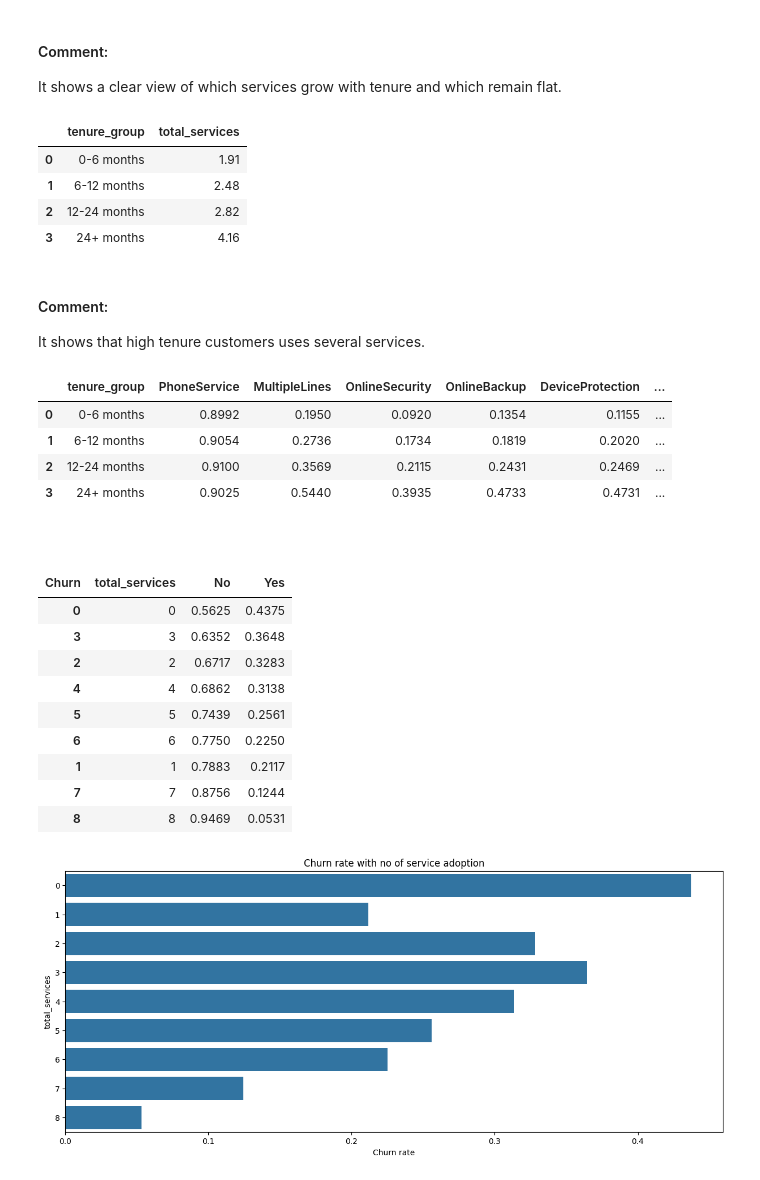
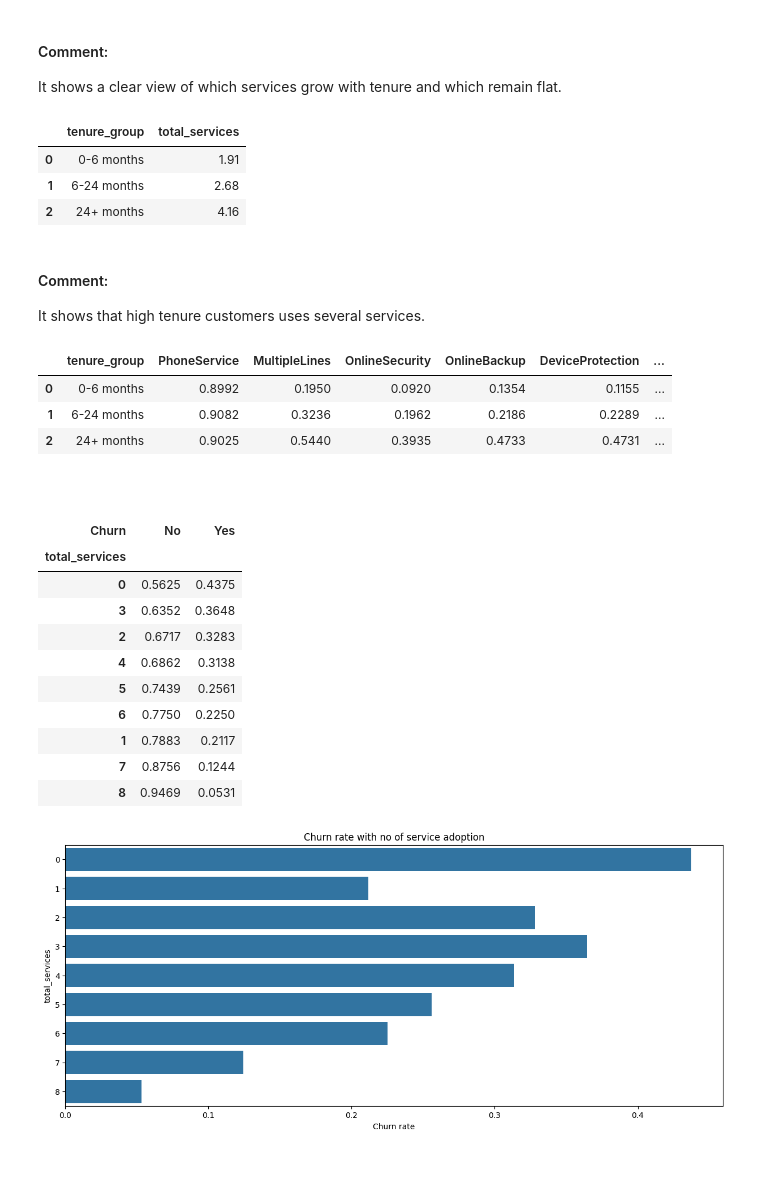
Before and after one commit to amareshmaity/data-analyst-portfolio, a Jupyter notebook: customer-churn-analysis/notebooks/07_EDA_Tenure_&_Customer_Lifecycle_Analysis.ipynb, the cells around one changed output. Drawn from its saved outputs; the diff is of its cells as text; code cells hidden in the pictures.

```diff
--- a/customer-churn-analysis/notebooks/07_EDA_Tenure_&_Customer_Lifecycle_Analysis.ipynb
+++ b/customer-churn-analysis/notebooks/07_EDA_Tenure_&_Customer_Lifecycle_Analysis.ipynb
@@ -136,7 +135,7 @@ From above analysis, we can divide the tenure into 4 effective groups:
 # %%
 ## Tenure groups
-tenure_bins = [0, 6, 12, 24, 100]
-tenure_labels = ['0-6 months', '6-12 months', '12-24 months', '24+ months']
+tenure_bins = [0, 6, 24, 100]
+tenure_labels = ['0-6 months', '6-24 months', '24+ months']
 
 df['tenure_group'] = pd.cut(
     df['tenure'],
@@ -221,9 +219,8 @@ avg_services
 # %% [output]
 |  | tenure_group | total_services |
 | 0 | 0-6 months | 1.91 |
-| 1 | 6-12 months | 2.48 |
-| 2 | 12-24 months | 2.82 |
-| 3 | 24+ months | 4.16 |
+| 1 | 6-24 months | 2.68 |
+| 2 | 24+ months | 4.16 |
 # %% [markdown]
 #### Comment:
 It shows that high tenure customers uses several services.
@@ -239,33 +236,32 @@ adoption_summary
 # %% [output]
 |  | tenure_group | PhoneService | MultipleLines | OnlineSecurity | OnlineBackup | DeviceProtection | ... |
 | 0 | 0-6 months | 0.8992 | 0.1950 | 0.0920 | 0.1354 | 0.1155 | ... |
-| 1 | 6-12 months | 0.9054 | 0.2736 | 0.1734 | 0.1819 | 0.2020 | ... |
-| 2 | 12-24 months | 0.9100 | 0.3569 | 0.2115 | 0.2431 | 0.2469 | ... |
-| 3 | 24+ months | 0.9025 | 0.5440 | 0.3935 | 0.4733 | 0.4731 | ... |
+| 1 | 6-24 months | 0.9082 | 0.3236 | 0.1962 | 0.2186 | 0.2289 | ... |
+| 2 | 24+ months | 0.9025 | 0.5440 | 0.3935 | 0.4733 | 0.4731 | ... |
 # %% [markdown]
 ##
 # %%
 ## Link Adoption to Churn
 churn_by_services = (
     df.groupby('total_services')['Churn']
     .value_counts(normalize=True).round(4)
     .unstack()
-    .reset_index()
     .sort_values(by='Yes', ascending=False)
 )
 
 churn_by_services
 # %% [output]
-| Churn | total_services | No | Yes |
-| 0 | 0 | 0.5625 | 0.4375 |
-| 3 | 3 | 0.6352 | 0.3648 |
-| 2 | 2 | 0.6717 | 0.3283 |
-| 4 | 4 | 0.6862 | 0.3138 |
-| 5 | 5 | 0.7439 | 0.2561 |
-| 6 | 6 | 0.7750 | 0.2250 |
-| 1 | 1 | 0.7883 | 0.2117 |
-| 7 | 7 | 0.8756 | 0.1244 |
-| 8 | 8 | 0.9469 | 0.0531 |
+| Churn | No | Yes |
+| total_services |  |  |
+| 0 | 0.5625 | 0.4375 |
+| 3 | 0.6352 | 0.3648 |
+| 2 | 0.6717 | 0.3283 |
+| 4 | 0.6862 | 0.3138 |
+| 5 | 0.7439 | 0.2561 |
+| 6 | 0.7750 | 0.2250 |
+| 1 | 0.7883 | 0.2117 |
+| 7 | 0.8756 | 0.1244 |
+| 8 | 0.9469 | 0.0531 |
 # %%
 ## Visualize
 plt.figure(figsize=(15,6))
```
Also changed, not shown: parts of 4 cells of this notebook, 2 other files.
